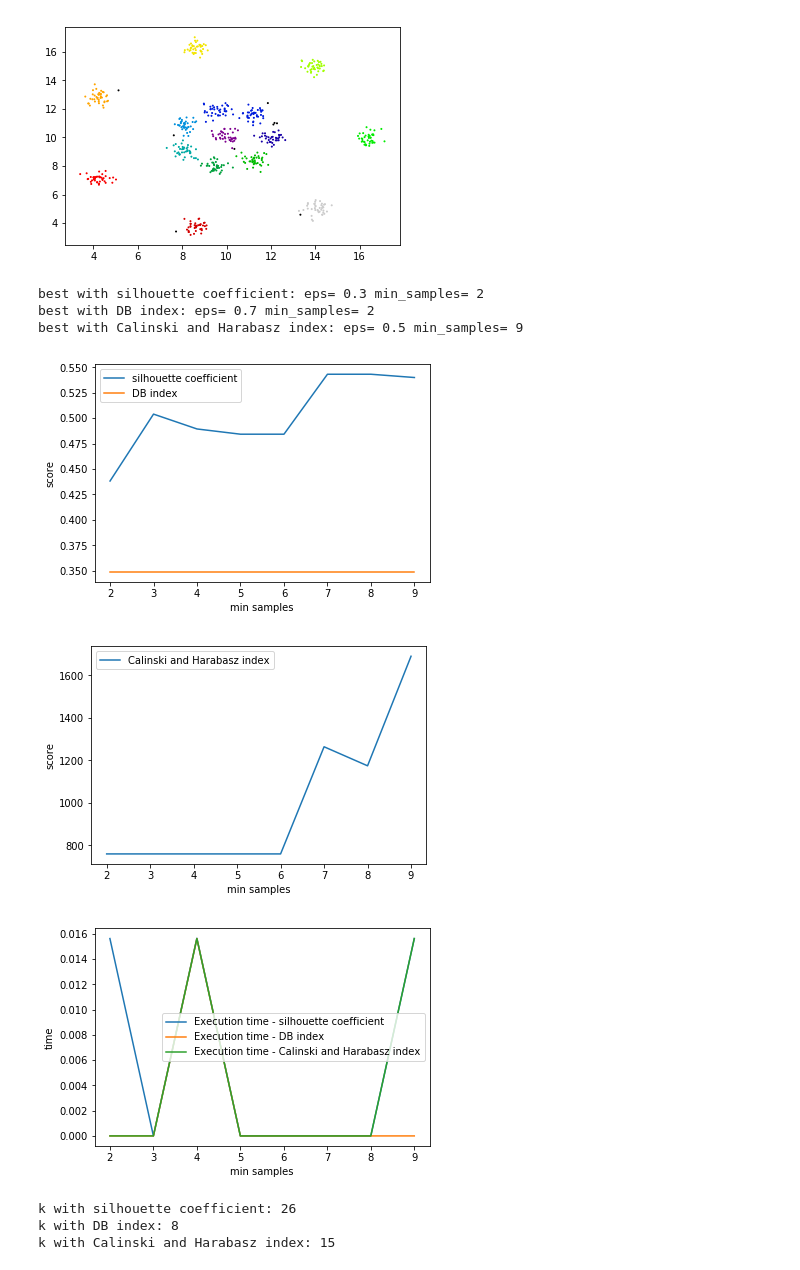
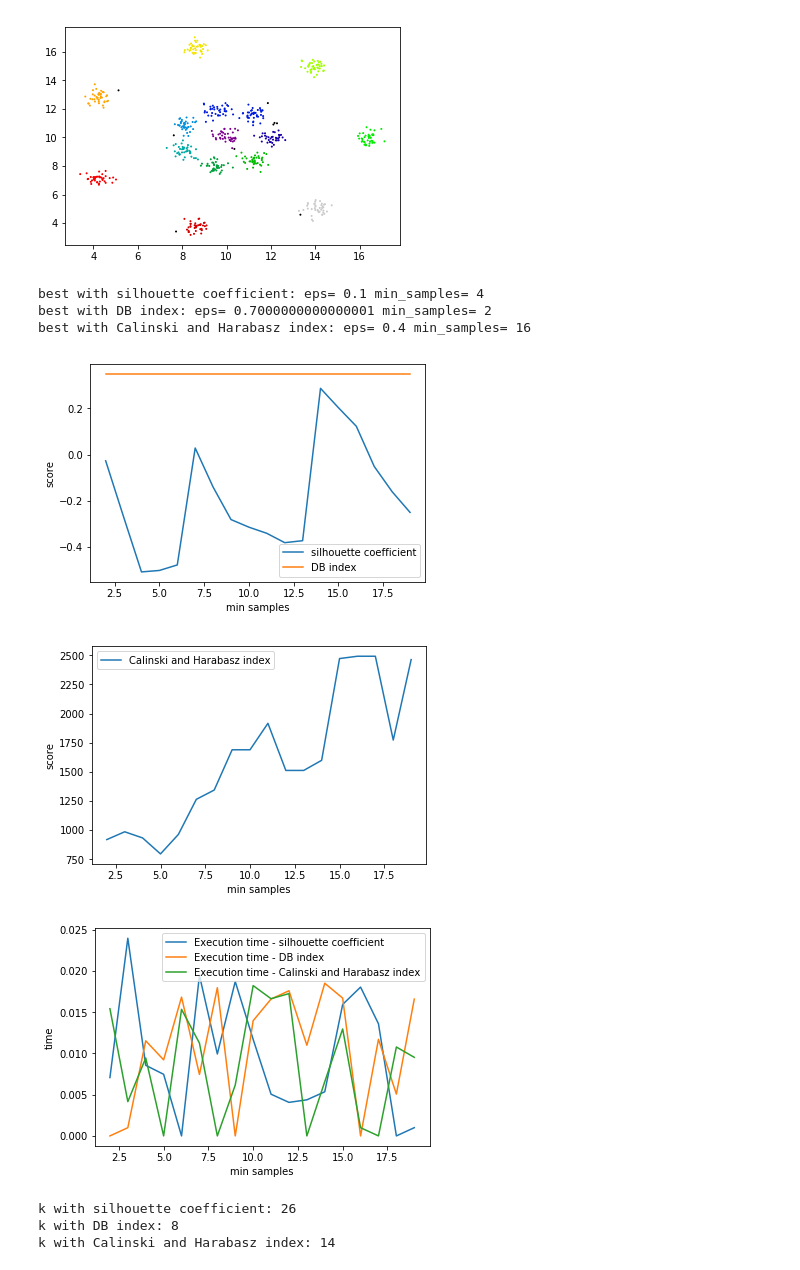
Before and after one commit to ColorPalmy/TP_Apprentissage_Non_Supervise, a Jupyter notebook: DBSCAN.ipynb, the cells around one changed output. Cells and saved outputs as stored; diff of their text form; code cells hidden in the pictures.

```diff
--- a/DBSCAN.ipynb
+++ b/DBSCAN.ipynb
@@ -9,13 +11,13 @@ import time
 ## Loading datasets
 def load_datasets():
     datasetA, metaA = arff.loadarff(open('R15.arff','r'))
-    datasetB, metaB = arff.loadarff(open('cluto-t8-8k.arff','r'))
+    datasetB, metaB = arff.loadarff(open('disk-1000n.arff','r'))
     datasetC, metaC = arff.loadarff(open('spiralsquare.arff','r'))
     datasetD, metaD = arff.loadarff(open('elly-2d10c13s.arff','r'))
     datasetE, metaE = arff.loadarff(open('cure-t2-4k.arff','r'))
     datasetF, metaF = arff.loadarff(open('square5.arff','r'))
     datasetG, metaG = arff.loadarff(open('rings.arff','r'))
-    datasetH, metaH = arff.loadarff(open('disk-1000n.arff','r'))
+    datasetH, metaH = arff.loadarff(open('cluto-t8-8k.arff','r'))
 
     return ([datasetA, datasetB, datasetC, datasetD, datasetE, datasetF, datasetG, datasetH],[metaA, metaB, metaC, metaD, metaE, metaF, metaG, metaH])
 # %%
@@ -302,28 +318,28 @@ def dbscan_params(dataset, nb_min, nb_max, min_eps,max_eps,step_eps):
 # %%
-min_eps = 0.3
+min_eps = 0.1
 max_eps = 3.0
-step_eps = 0.2
+step_eps = 0.1
 
 min_nb_samples = 2
-max_nb_samples = 10
+max_nb_samples = 20
 
 ((minpts_sil,eps_sil,best_labels_sil),
  (minpts_db,eps_db,best_labels_db),
  (minpts_chi,eps_chi,best_labels_chi)) = dbscan_params(data[0],min_nb_samples,max_nb_samples,min_eps,max_eps,step_eps)
 
 print("k with silhouette coefficient:",np.unique(best_labels_sil).shape[0])
 print("k with DB index:",np.unique(best_labels_db).shape[0])
 print("k with Calinski and Harabasz index:",np.unique(best_labels_chi).shape[0])
 # %% [output]
-best with silhouette coefficient: eps= 0.3 min_samples= 2
-best with DB index: eps= 0.7 min_samples= 2
-best with Calinski and Harabasz index: eps= 0.5 min_samples= 9
+best with silhouette coefficient: eps= 0.1 min_samples= 4
+best with DB index: eps= 0.7000000000000001 min_samples= 2
+best with Calinski and Harabasz index: eps= 0.4 min_samples= 16
-[figure, old version]
+[figure, new version]
-[figure, old version]
+[figure, new version]
-[figure, old version]
+[figure, new version]
 k with silhouette coefficient: 26
 k with DB index: 8
-k with Calinski and Harabasz index: 15
+k with Calinski and Harabasz index: 14
 # %%
 plt.scatter(data[0]['x'],data[0]['y'], c = best_labels_sil, s = 1, cmap = 'nipy_spectral')
 plt.show()
```
Also changed, not shown: parts of 7 cells of this notebook, 3 other files.
